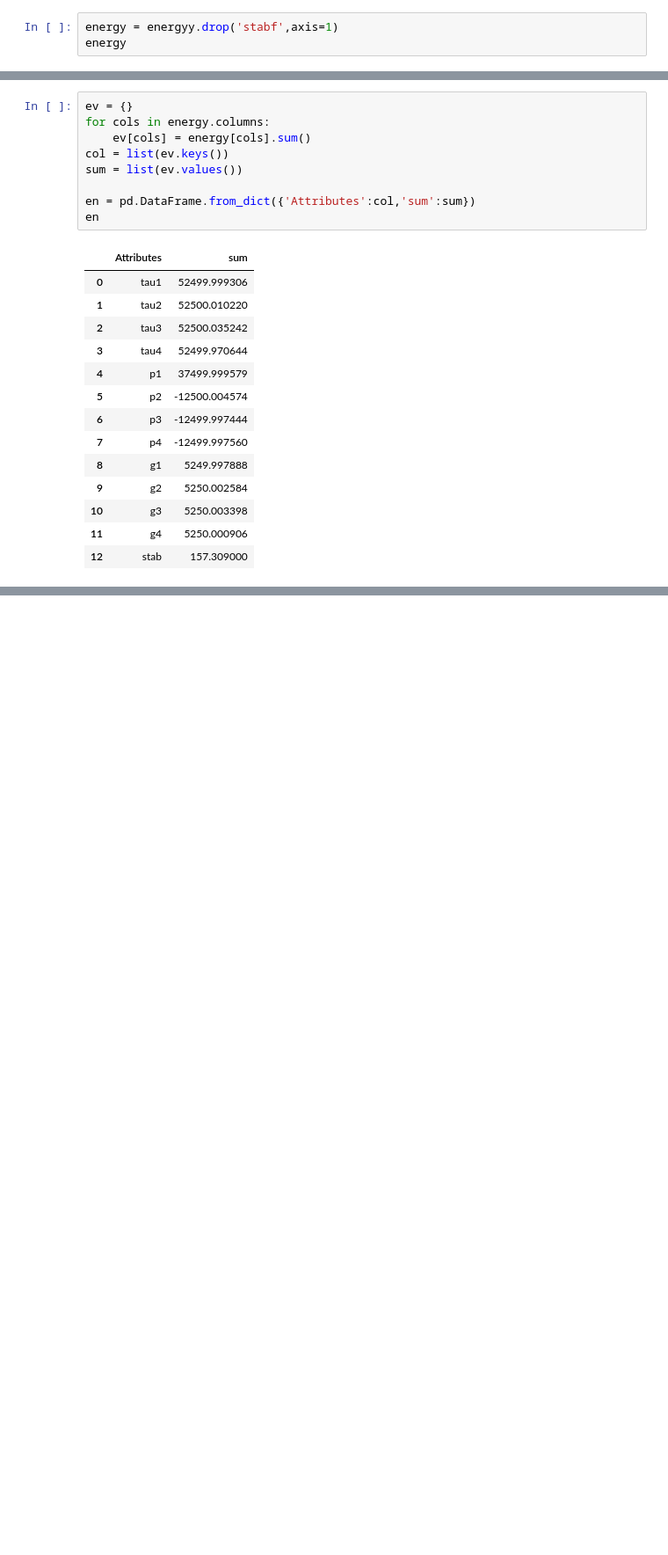
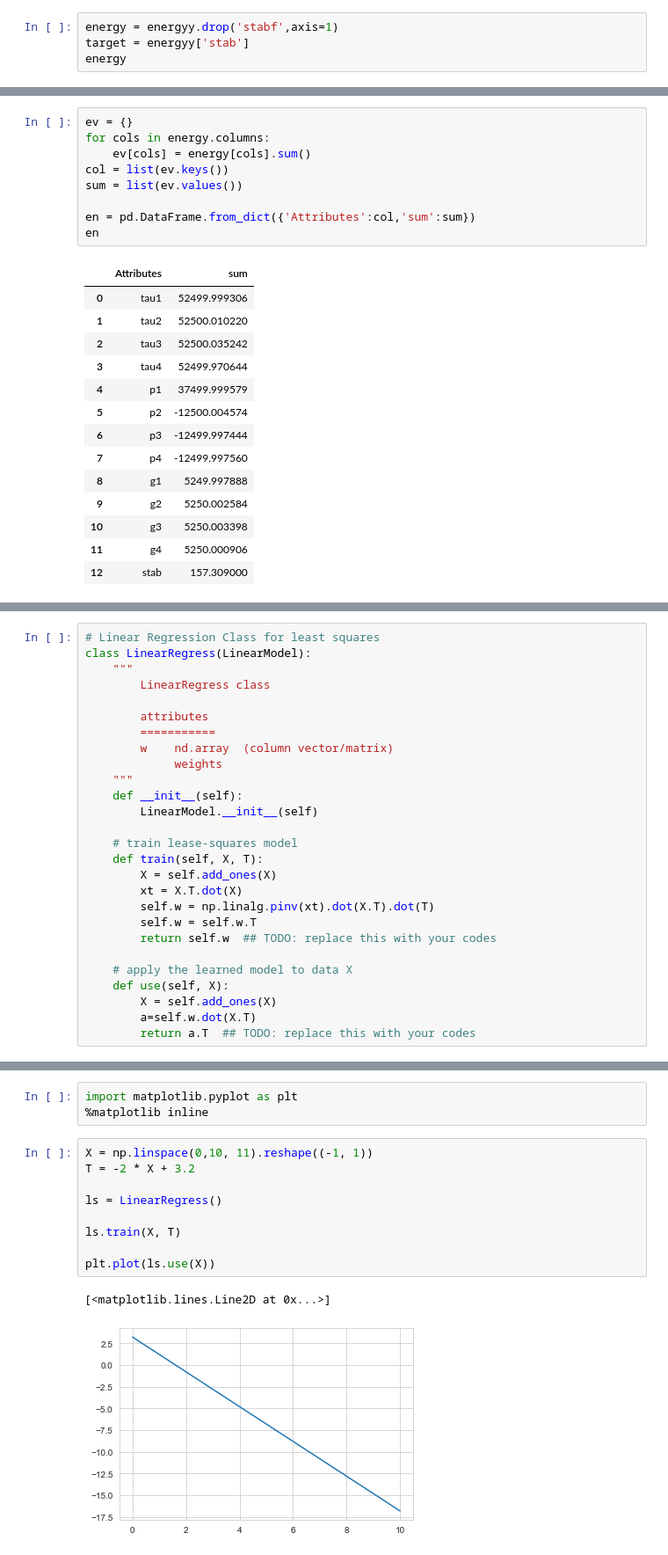
Before and after one commit to sreekarn/Machine-Learning, a Jupyter notebook: Classification and Regression Problems/Electrical Grid Stability Simulated Data - Regression.ipynb, the cells around one changed output, grey strips where cells are left out. Shown at 88% size. Cells and saved outputs as stored; diff of their text form; blank space fills up the shorter version.

```diff
--- a/Classification and Regression Problems/Electrical Grid Stability Simulated Data - Regression.ipynb
+++ b/Classification and Regression Problems/Electrical Grid Stability Simulated Data - Regression.ipynb
@@ -110,5 +82,6 @@ memory usage: 1.1+ MB
 # %%
 energy = energyy.drop('stabf',axis=1)
+target = energyy['stab']
 energy
 # %% [output]
 |  | tau1 | tau2 | tau3 | tau4 | p1 | p2 | p3 | p4 | g1 | g2 | g3 | ... |
@@ -263,0 +371,27 @@ sns.pairplot(energyy[['p1','p2','p3','stab','stabf']],diag_kind='kde',hue='stabf
+# %%
+# Linear Regression Class for least squares
+class LinearRegress(LinearModel):
+    """
+        LinearRegress class
+
+        attributes
+        ===========
+        w    nd.array  (column vector/matrix)
+             weights
+    """
+    def __init__(self):
+        LinearModel.__init__(self)
+
+    # train lease-squares model
+    def train(self, X, T):
+        X = self.add_ones(X)
+        xt = X.T.dot(X)
+        self.w = np.linalg.pinv(xt).dot(X.T).dot(T)
+        self.w = self.w.T
+        return self.w  ## TODO: replace this with your codes
+
+    # apply the learned model to data X
+    def use(self, X):
+        X = self.add_ones(X)
+        a=self.w.dot(X.T)
+        return a.T  ## TODO: replace this with your codes
@@ -263,0 +489,15 @@ sns.pairplot(energyy[['p1','p2','p3','stab','stabf']],diag_kind='kde',hue='stabf
+# %%
+import matplotlib.pyplot as plt
+%matplotlib inline
+# %%
+X = np.linspace(0,10, 11).reshape((-1, 1))
+T = -2 * X + 3.2
+
+ls = LinearRegress()
+
+ls.train(X, T)
+
+plt.plot(ls.use(X))
+# %% [output]
+[<matplotlib.lines.Line2D at 0x...>]
+[figure, added]
```
Also changed, not shown: parts of 50 cells of this notebook, 15 other files.
